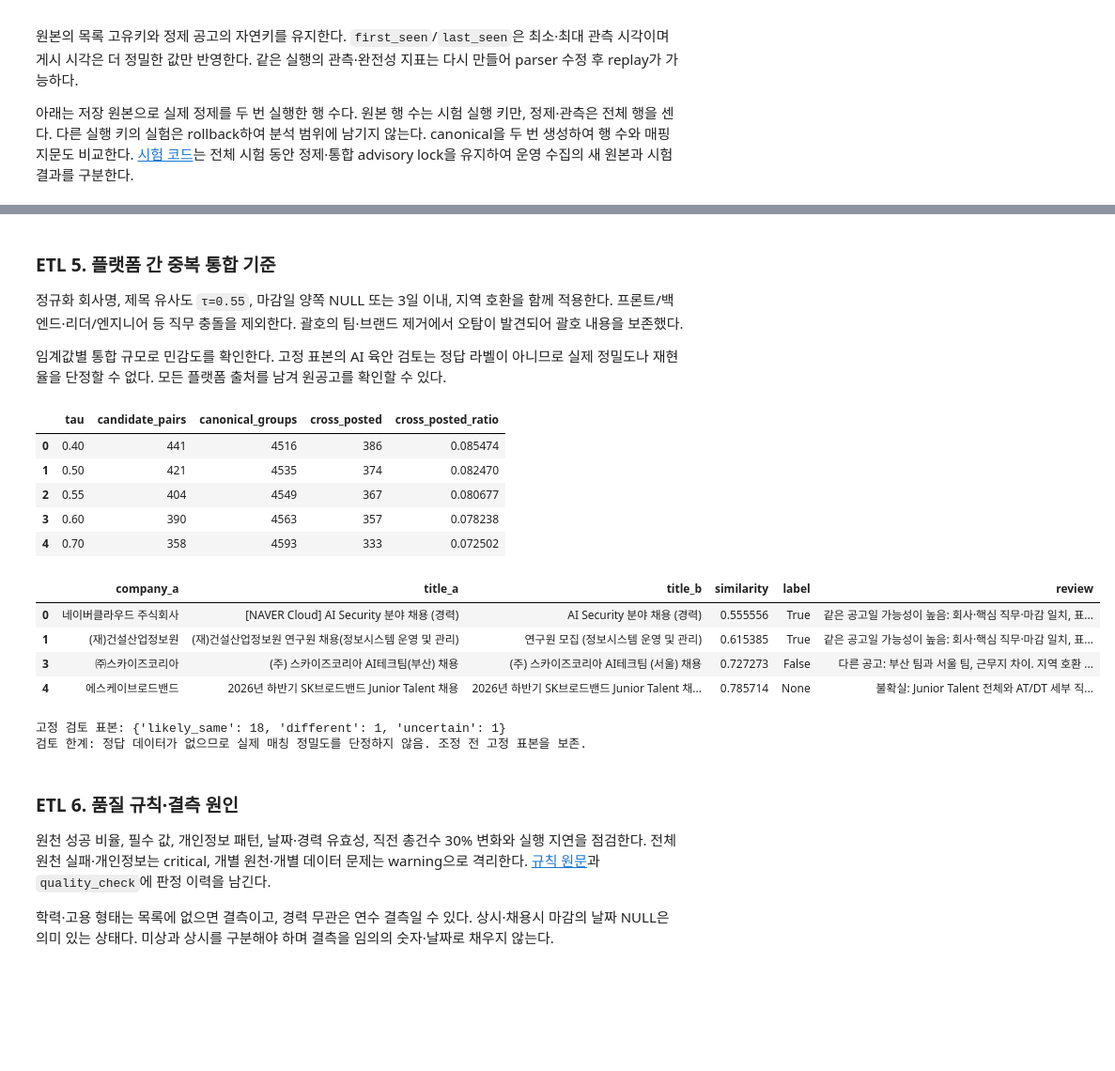
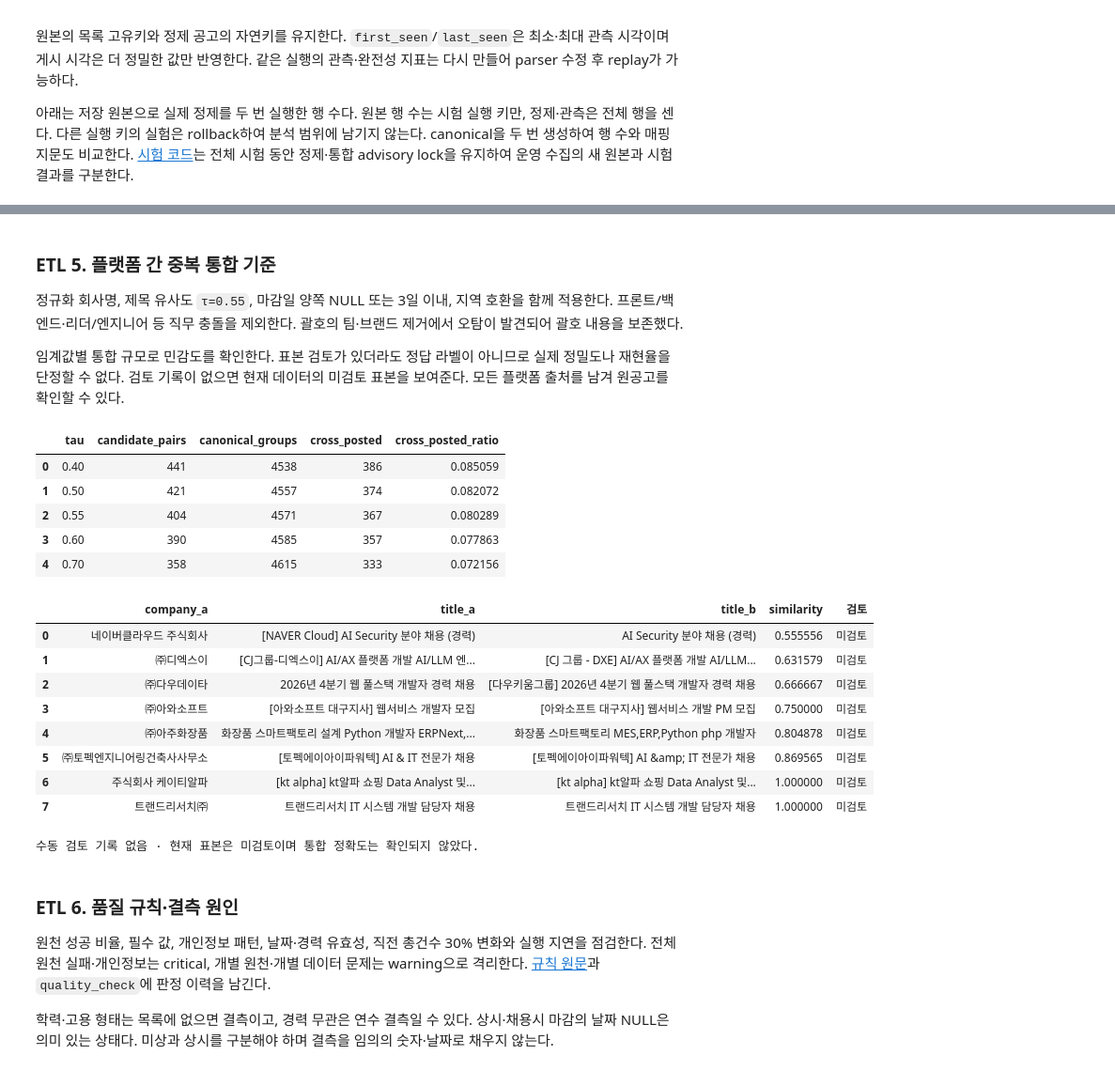
Before and after one commit to Ryu-Jemu/job-platform-pipeline, a Jupyter notebook: job_platform_integrated.ipynb, the cells around one changed output, grey strips where cells are left out. Shown at 94% size. Saved outputs shown, nothing was run; the diff lists cells and outputs as text; code cells hidden in the pictures; blank space fills up the shorter version.

```diff
--- a/job_platform_integrated.ipynb
+++ b/job_platform_integrated.ipynb
@@ -415,30 +388,42 @@ display(Markdown('**해석:** 동일 원본 반복 실행은 행을 늘리지
 
 정규화 회사명, 제목 유사도 `τ=0.55`, 마감일 양쪽 NULL 또는 3일 이내, 지역 호환을 함께 적용한다. 프론트/백엔드·리더/엔지니어 등 직무 충돌을 제외한다. 괄호의 팀·브랜드 제거에서 오탐이 발견되어 괄호 내용을 보존했다.
 
-임계값별 통합 규모로 민감도를 확인한다. 고정 표본의 AI 육안 검토는 정답 라벨이 아니므로 실제 정밀도나 재현율을 단정할 수 없다. 모든 플랫폼 출처를 남겨 원공고를 확인할 수 있다.
+임계값별 통합 규모로 민감도를 확인한다. 표본 검토가 있더라도 정답 라벨이 아니므로 실제 정밀도나 재현율을 단정할 수 없다. 검토 기록이 없으면 현재 데이터의 미검토 표본을 보여준다. 모든 플랫폼 출처를 남겨 원공고를 확인할 수 있다.
 # %%
 from evidence import threshold_evidence
 sensitivity = threshold_evidence()
 display(pd.DataFrame(sensitivity['thresholds']))
-review = json.loads((ROOT / 'reports/dedup_review.json').read_text())
-display(pd.DataFrame(review['sample'])[['company_a','title_a','title_b','similarity','label','review']]
-        .groupby('label', dropna=False).head(2))
-print('고정 검토 표본:', review['label_counts'])
-print('검토 한계:', review['limitation'])
+review_path = ROOT / 'reports/dedup_review.json'
+if review_path.is_file():
+    review = json.loads(review_path.read_text())
+    display(pd.DataFrame(review['sample'])[['company_a','title_a','title_b','similarity','label','review']]
+            .groupby('label', dropna=False).head(2))
+    print('고정 검토 표본:', review['label_counts'])
+    print('검토 한계:', review['limitation'])
+else:
+    sample = pd.DataFrame(sensitivity['sample'])
+    if not sample.empty:
+        display(sample[['company_a','title_a','title_b','similarity']].assign(검토='미검토').head(8))
+    else:
+        print('현재 임계값의 중복 후보 표본 없음')
+    print('수동 검토 기록 없음 · 현재 표본은 미검토이며 통합 정확도는 확인되지 않았다.')
 # %% [output]
 |  | tau | candidate_pairs | canonical_groups | cross_posted | cross_posted_ratio |
-| 0 | 0.40 | 441 | 4516 | 386 | 0.085474 |
-| 1 | 0.50 | 421 | 4535 | 374 | 0.082470 |
-| 2 | 0.55 | 404 | 4549 | 367 | 0.080677 |
-| 3 | 0.60 | 390 | 4563 | 357 | 0.078238 |
-| 4 | 0.70 | 358 | 4593 | 333 | 0.072502 |
+| 0 | 0.40 | 441 | 4538 | 386 | 0.085059 |
+| 1 | 0.50 | 421 | 4557 | 374 | 0.082072 |
+| 2 | 0.55 | 404 | 4571 | 367 | 0.080289 |
+| 3 | 0.60 | 390 | 4585 | 357 | 0.077863 |
+| 4 | 0.70 | 358 | 4615 | 333 | 0.072156 |
-|  | company_a | title_a | title_b | similarity | label | review |
-| 0 | 네이버클라우드 주식회사 | [NAVER Cloud] AI Security 분야 채용 (경력) | AI Security 분야 채용 (경력) | 0.555556 | True | 같은 공고일 가능성이 높음: 회사·핵심 직무·마감 일치, 표... |
-| 1 | (재)건설산업정보원 | (재)건설산업정보원 연구원 채용(정보시스템 운영 및 관리) | 연구원 모집 (정보시스템 운영 및 관리) | 0.615385 | True | 같은 공고일 가능성이 높음: 회사·핵심 직무·마감 일치, 표... |
-| 3 | ㈜스카이즈코리아 | (주) 스카이즈코리아 AI테크팀(부산) 채용 | (주) 스카이즈코리아 AI테크팀 (서울) 채용 | 0.727273 | False | 다른 공고: 부산 팀과 서울 팀, 근무지 차이. 지역 호환 ... |
-| 4 | 에스케이브로드밴드 | 2026년 하반기 SK브로드밴드 Junior Talent 채용 | 2026년 하반기 SK브로드밴드 Junior Talent 채... | 0.785714 | None | 불확실: Junior Talent 전체와 AT/DT 세부 직... |
+|  | company_a | title_a | title_b | similarity | 검토 |
+| 0 | 네이버클라우드 주식회사 | [NAVER Cloud] AI Security 분야 채용 (경력) | AI Security 분야 채용 (경력) | 0.555556 | 미검토 |
+| 1 | ㈜디엑스이 | [CJ그룹-디엑스이] AI/AX 플랫폼 개발 AI/LLM 엔... | [CJ 그룹 - DXE] AI/AX 플랫폼 개발 AI/LLM... | 0.631579 | 미검토 |
+| 2 | ㈜다우데이타 | 2026년 4분기 웹 풀스택 개발자 경력 채용 | [다우키움그룹] 2026년 4분기 웹 풀스택 개발자 경력 채용 | 0.666667 | 미검토 |
+| 3 | ㈜아와소프트 | [아와소프트 대구지사] 웹서비스 개발자 모집 | [아와소프트 대구지사] 웹서비스 개발 PM 모집 | 0.750000 | 미검토 |
+| 4 | ㈜아주화장품 | 화장품 스마트팩토리 설계 Python 개발자 ERPNext,... | 화장품 스마트팩토리 MES,ERP,Python php 개발자 | 0.804878 | 미검토 |
+| 5 | ㈜토펙엔지니어링건축사사무소 | [토펙에이아이파워텍] AI & IT 전문가 채용 | [토펙에이아이파워텍] AI &amp; IT 전문가 채용 | 0.869565 | 미검토 |
+| 6 | 주식회사 케이티알파 | [kt alpha] kt알파 쇼핑 Data Analyst 및... | [kt alpha] kt알파 쇼핑 Data Analyst 및... | 1.000000 | 미검토 |
+| 7 | 트랜드리서치㈜ | 트랜드리서치 IT 시스템 개발 담당자 채용 | 트랜드리서치 IT 시스템 개발 담당자 채용 | 1.000000 | 미검토 |
-고정 검토 표본: {'likely_same': 18, 'different': 1, 'uncertain': 1}
-검토 한계: 정답 데이터가 없으므로 실제 매칭 정밀도를 단정하지 않음. 조정 전 고정 표본을 보존.
+수동 검토 기록 없음 · 현재 표본은 미검토이며 통합 정확도는 확인되지 않았다.
 # %% [markdown]
 <a id="etl-6"></a>
 
```
Also changed, not shown: parts of 25 cells of this notebook, 47 other files.
